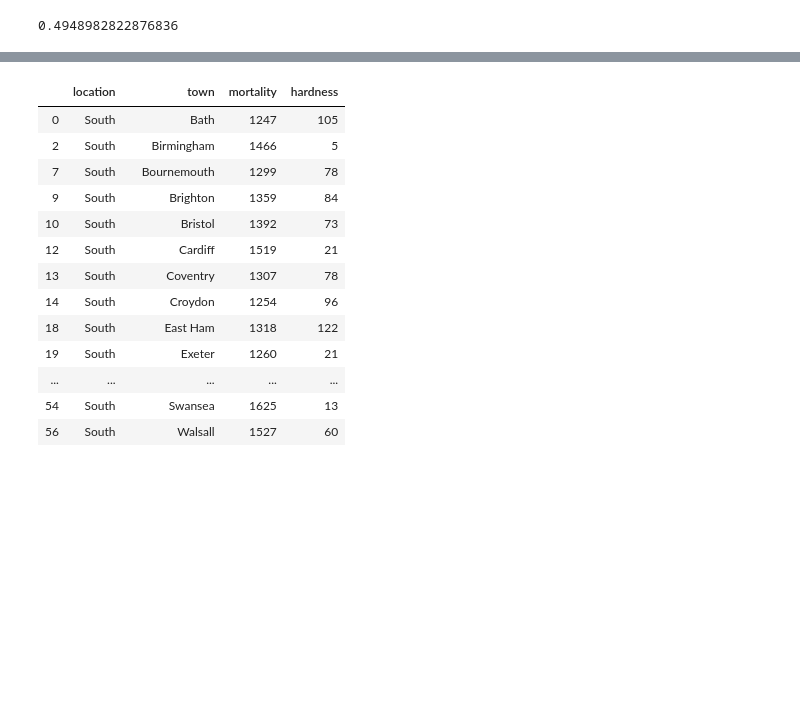
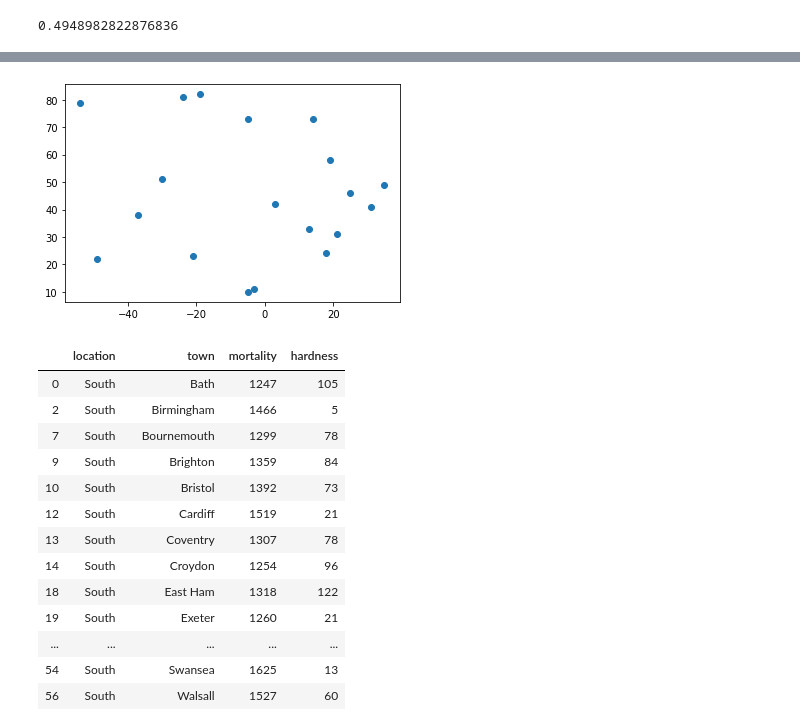
Before and after one commit to monastyrnaya1-vy/corr, a Jupyter notebook: corr.ipynb, the cells around one changed output, grey strips where cells are left out. Cells and saved outputs as stored; diff of their text form; code cells hidden in the pictures; blank space fills up the shorter version.

```diff
--- a/corr.ipynb
+++ b/corr.ipynb
@@ -115,3 +114,9 @@ plt.scatter(df_[0], df_[1])
+# %%
+import matplotlib.pyplot as plt
+plt.scatter(df_['val'],df_[1])
+plt.show()
+# %% [output]
+[figure, added]
 # %%
 df_south = df.loc[(df['location']  == 'South')]
 # %%
```
Also changed, not shown: parts of 5 cells of this notebook, 1 other file.
